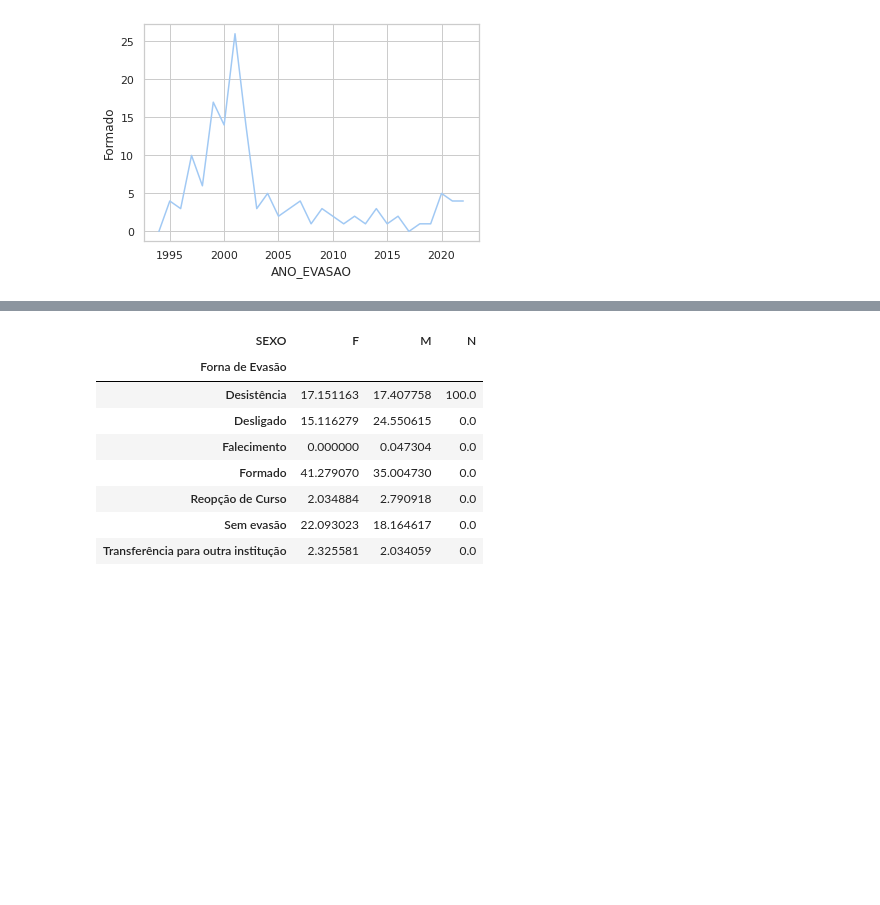
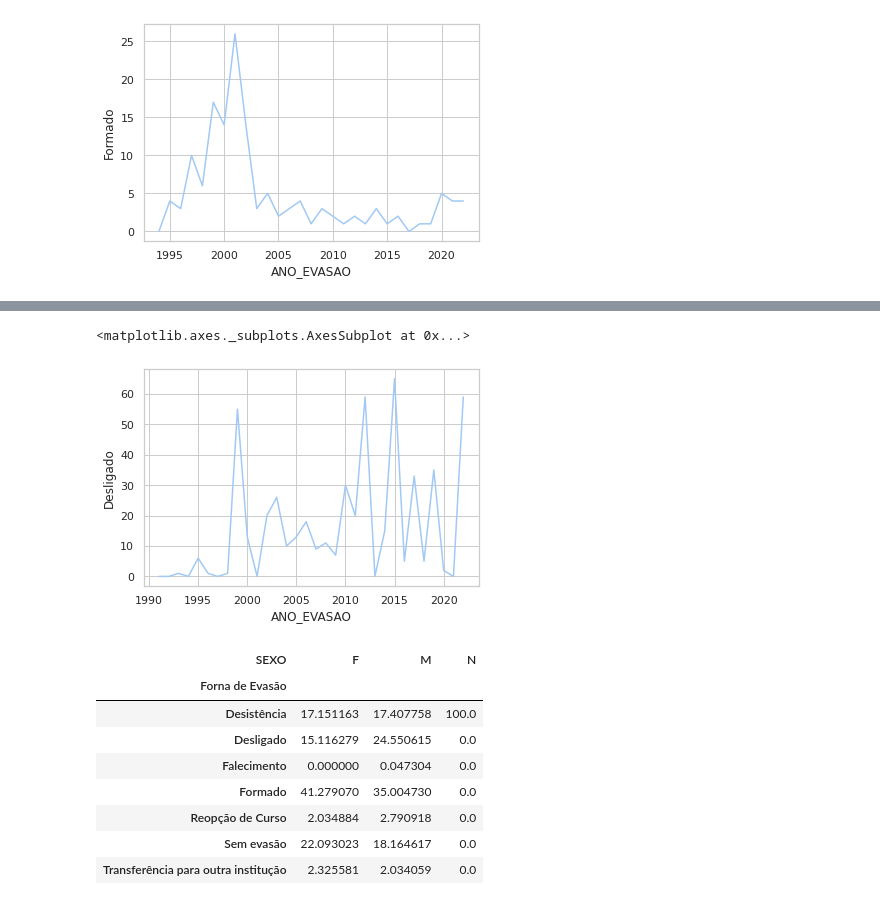
Before and after one commit to ceccoRebeca/mulherescomputacao, a Jupyter notebook: EDA_DadosProplan.ipynb, the cells around one changed output, grey strips where cells are left out. Cells and saved outputs as stored; diff of their text form; code cells hidden in the pictures; blank space fills up the shorter version.

```diff
--- a/EDA_DadosProplan.ipynb
+++ b/EDA_DadosProplan.ipynb
@@ -185,3 +165,8 @@ sns.lineplot(x=tab_desfechos_homens.index,y=tab_desfechos_homens['Formado'])
+# %%
+sns.lineplot(x=tab_desfechos_homens.index,y=tab_desfechos_homens['Desligado'])
+# %% [output]
+<matplotlib.axes._subplots.AxesSubplot at 0x...>
+[figure, added]
 # %%
 tab_evasao, tabper_evasao = crosstabper(df,"Forna de Evasão")
 tabper_evasao
```
Also changed, not shown: parts of 15 cells of this notebook, 1 other file.
